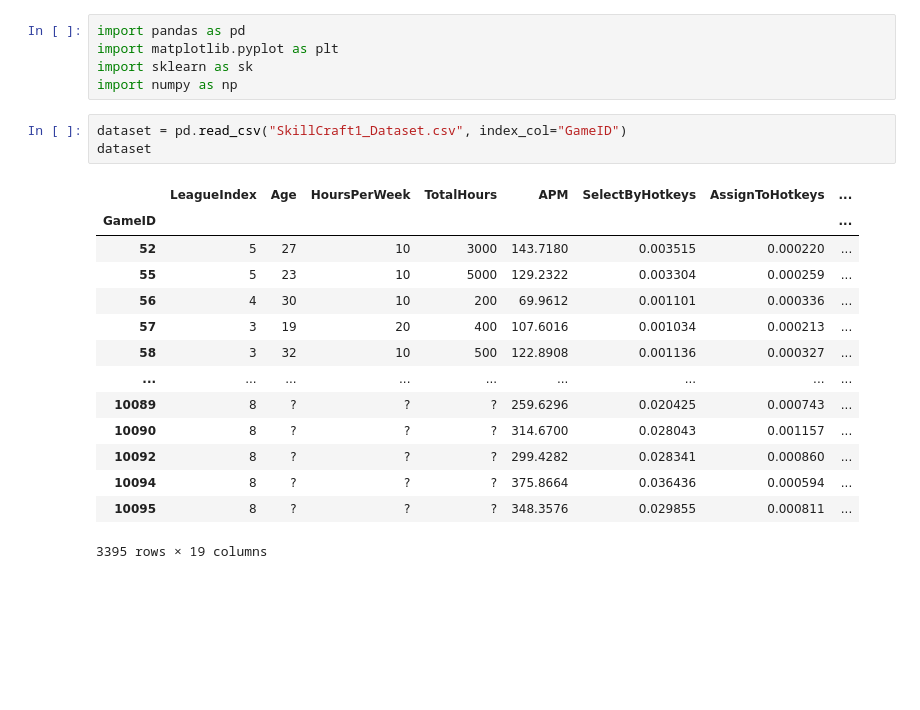
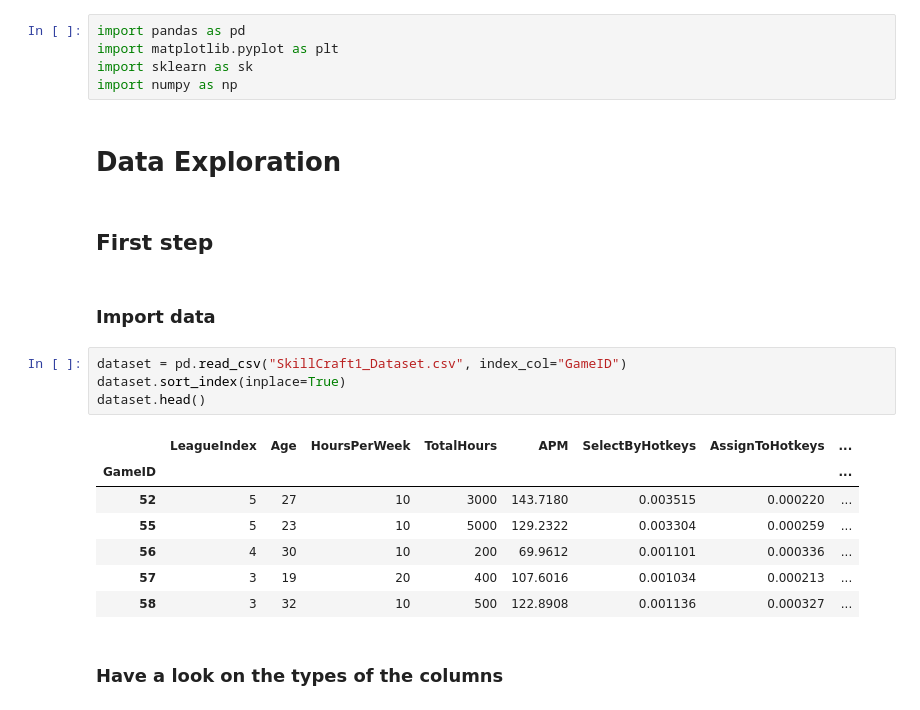
Before and after one commit to VictorGoubet/Dataset-Analysis, a Jupyter notebook: Notebook.ipynb, the cells around one changed output. Drawn from its saved outputs; the diff is of its cells as text; blank space fills up the shorter version.

```diff
--- a/Notebook.ipynb
+++ b/Notebook.ipynb
@@ -3,21 +10,23 @@ import pandas as pd
 import matplotlib.pyplot as plt
 import sklearn as sk
 import numpy as np
+# %% [markdown]
+# Data Exploration
+# %% [markdown]
+## First step
+# %% [markdown]
+### Import data
 # %%
 dataset = pd.read_csv("SkillCraft1_Dataset.csv", index_col="GameID")
-dataset
+dataset.sort_index(inplace=True)
+dataset.head()
 # %% [output]
 |  | LeagueIndex | Age | HoursPerWeek | TotalHours | APM | SelectByHotkeys | AssignToHotkeys | ... |
 | GameID |  |  |  |  |  |  |  | ... |
 | 52 | 5 | 27 | 10 | 3000 | 143.7180 | 0.003515 | 0.000220 | ... |
 | 55 | 5 | 23 | 10 | 5000 | 129.2322 | 0.003304 | 0.000259 | ... |
 | 56 | 4 | 30 | 10 | 200 | 69.9612 | 0.001101 | 0.000336 | ... |
 | 57 | 3 | 19 | 20 | 400 | 107.6016 | 0.001034 | 0.000213 | ... |
 | 58 | 3 | 32 | 10 | 500 | 122.8908 | 0.001136 | 0.000327 | ... |
-| ... | ... | ... | ... | ... | ... | ... | ... | ... |
-| 10089 | 8 | ? | ? | ? | 259.6296 | 0.020425 | 0.000743 | ... |
-| 10090 | 8 | ? | ? | ? | 314.6700 | 0.028043 | 0.001157 | ... |
-| 10092 | 8 | ? | ? | ? | 299.4282 | 0.028341 | 0.000860 | ... |
-| 10094 | 8 | ? | ? | ? | 375.8664 | 0.036436 | 0.000594 | ... |
-| 10095 | 8 | ? | ? | ? | 348.3576 | 0.029855 | 0.000811 | ... |
-3395 rows × 19 columns
+# %% [markdown]
+### Have a look on the types of the columns
```
Also changed, not shown: parts of 24 cells of this notebook.
